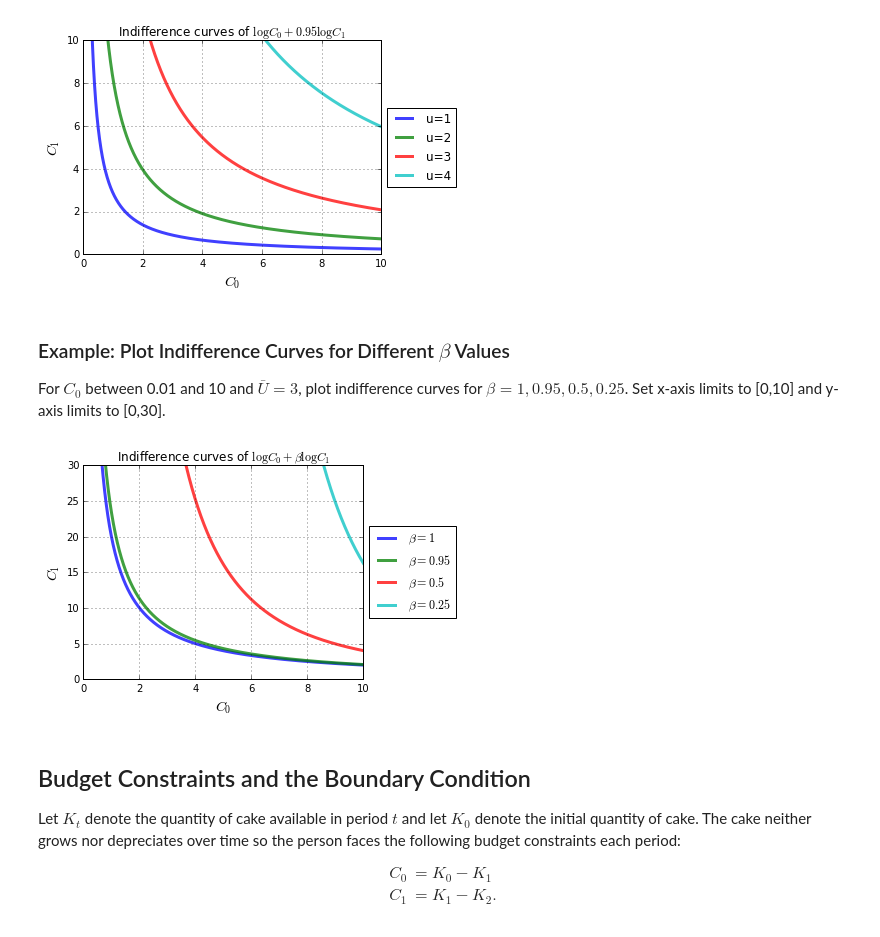
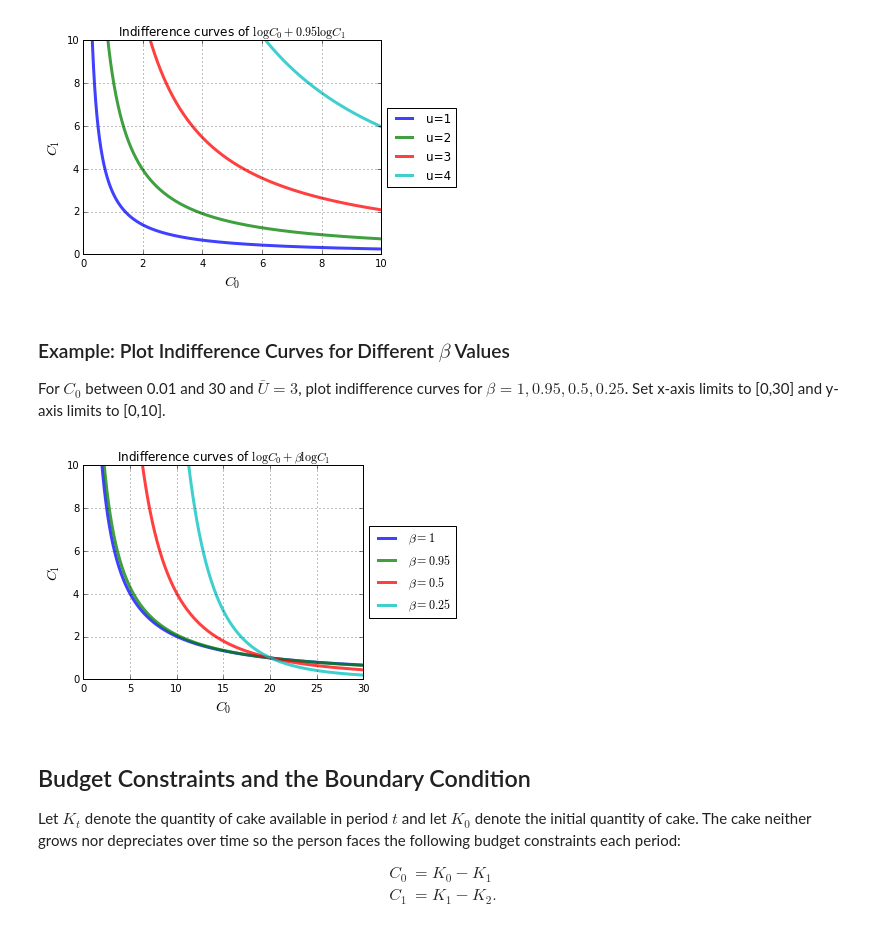
Before and after one commit to t-hdd/econ126, a Jupyter notebook: Lecture Notebooks/Econ126_Class_11.ipynb, the cells around one changed output. Drawn from its saved outputs; the diff is of its cells as text; code cells hidden in the pictures.

```diff
--- a/Lecture Notebooks/Econ126_Class_11.ipynb
+++ b/Lecture Notebooks/Econ126_Class_11.ipynb
@@ -62,29 +65,33 @@ plt.tight_layout()
 ### Example: Plot Indifference Curves for Different $\beta$ Values
 
 
-For $C_0$ between 0.01 and 10 and $\bar{U} = 3$, plot indifference curves for $\beta=1, 0.95,0.5,0.25$. Set x-axis limits to [0,10] and y-axis limits to [0,30].
+For $C_0$ between 0.01 and 30 and $\bar{U} = 3$, plot indifference curves for $\beta=1, 0.95,0.5,0.25$. Set x-axis limits to [0,30] and y-axis limits to [0,10].
 # %%
 # Create a variable called u that stores the value of utility for the indifference curves
 u = 3
 
+# Create variable called 'c0' that stores c0 values from 0.01 to 30
+c0 = np.arange(0.01,30,0.001)
+
+# Plot indifference curves
 plt.plot(c0,indifference_curve(u=u,beta=1,c0=c0),lw=3,alpha=0.75,label='$\\beta=1$')
 plt.plot(c0,indifference_curve(u=u,beta=0.95,c0=c0),lw=3,alpha=0.75,label='$\\beta=0.95$')
 plt.plot(c0,indifference_curve(u=u,beta=0.5,c0=c0),lw=3,alpha=0.75,label='$\\beta=0.5$')
 plt.plot(c0,indifference_curve(u=u,beta=0.25,c0=c0),lw=3,alpha=0.75,label='$\\beta=0.25$')
 
-plt.xlim([0,10])
-plt.ylim([0,30])
+plt.xlim([0,30])
+plt.ylim([0,10])
 plt.xlabel('$C_0$',fontsize=14)
 plt.ylabel('$C_1$',fontsize=14)
 plt.title('Indifference curves of $\log C_0 + \\beta \log C_1$')
 
 # Place legend to right of figure. PROVIDED
 plt.legend(loc='center left', bbox_to_anchor=(1, 0.5))
 
 plt.grid()
 plt.tight_layout()
 # %% [output]
-[figure, old version]
+[figure, new version]
 # %% [markdown]
 ## Budget Constraints and the Boundary Condition
 
```
Also changed, not shown: parts of 5 cells of this notebook, 3 other files.
